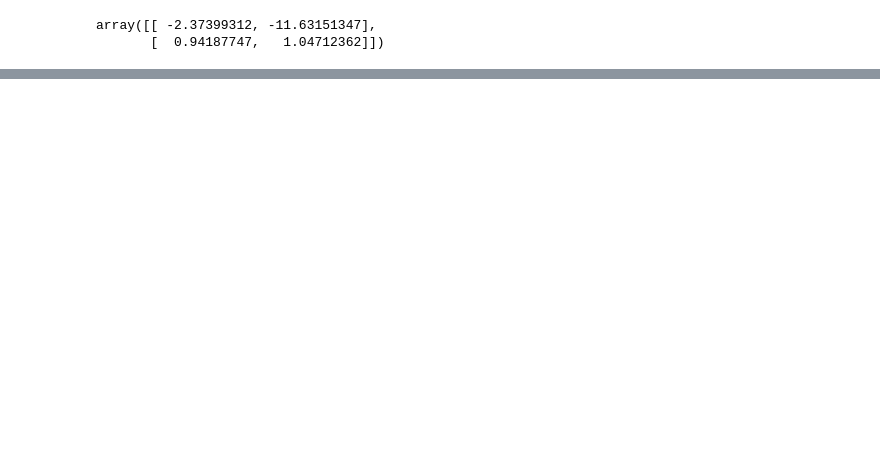
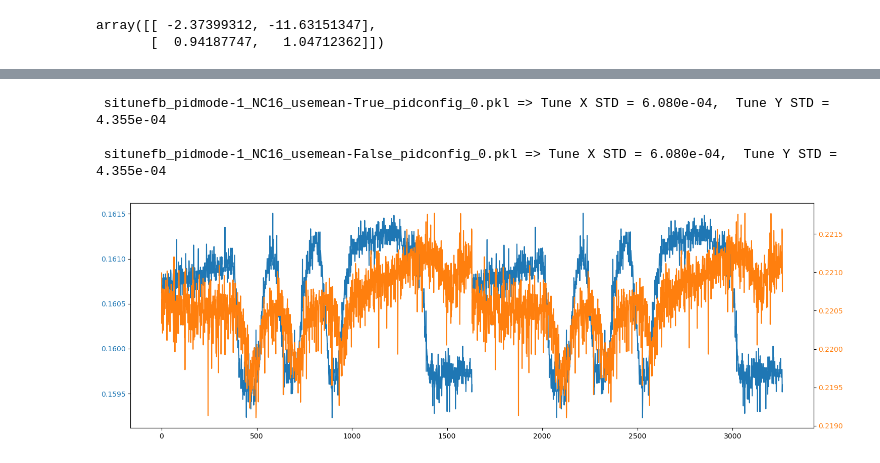
Before and after one commit to lnls-sirius/dev-packages, a Jupyter notebook: siriuspy/siriuspy/opticscorr/get_plain_noise.ipynb, the cells around one changed output, grey strips where cells are left out. Cells and saved outputs as stored; diff of their text form; code cells hidden in the pictures; blank space fills up the shorter version.

```diff
--- a/siriuspy/siriuspy/opticscorr/get_plain_noise.ipynb
+++ b/siriuspy/siriuspy/opticscorr/get_plain_noise.ipynb
@@ -167,0 +210,32 @@ len(h) * INTERVAL / 60
+# %%
+fig, ax = plt.subplots(1, 1, figsize=(15, 5))
+
+DIFF2REF = 0
+ax1 = ax.twinx()
+
+fnames = [
+    'situnefb_pidmode-1_NC16_usemean-True_pidconfig_0.pkl',
+    'situnefb_pidmode-1_NC16_usemean-False_pidconfig_0.pkl',
+]
+for i, fname in enumerate(fnames):
+    r = load(fname)
+    tunex = np.array(r['tunex'])[:] - 0.16*DIFF2REF
+    tuney = np.array(r['tuney'])[:] - 0.22*DIFF2REF
+    strf = f'{" "+fname:.>40s} => '+\
+        f'Tune X STD = {tunex.std():.3e},  '+\
+        f'Tune Y STD = {tuney.std():.3e}\n'
+    print(strf)
+    x = np.arange(len(tunex))
+    ax.plot(x + x[-1]*i, tunex, '-', c='C0')
+    ax1.plot(x + x[-1]*i, tuney, '-', c='C1')
+
+ax.yaxis.set_tick_params(labelcolor='C0')
+ax1.yaxis.set_tick_params(labelcolor='C1')
+
+fig.tight_layout()
+fig.show()
+# %% [output]
+ situnefb_pidmode-1_NC16_usemean-True_pidconfig_0.pkl => Tune X STD = 6.080e-04,  Tune Y STD = 4.355e-04
+
+ situnefb_pidmode-1_NC16_usemean-False_pidconfig_0.pkl => Tune X STD = 6.080e-04,  Tune Y STD = 4.355e-04
+[figure, added]
```
Also changed, not shown: parts of 13 cells of this notebook, 15 other files.
